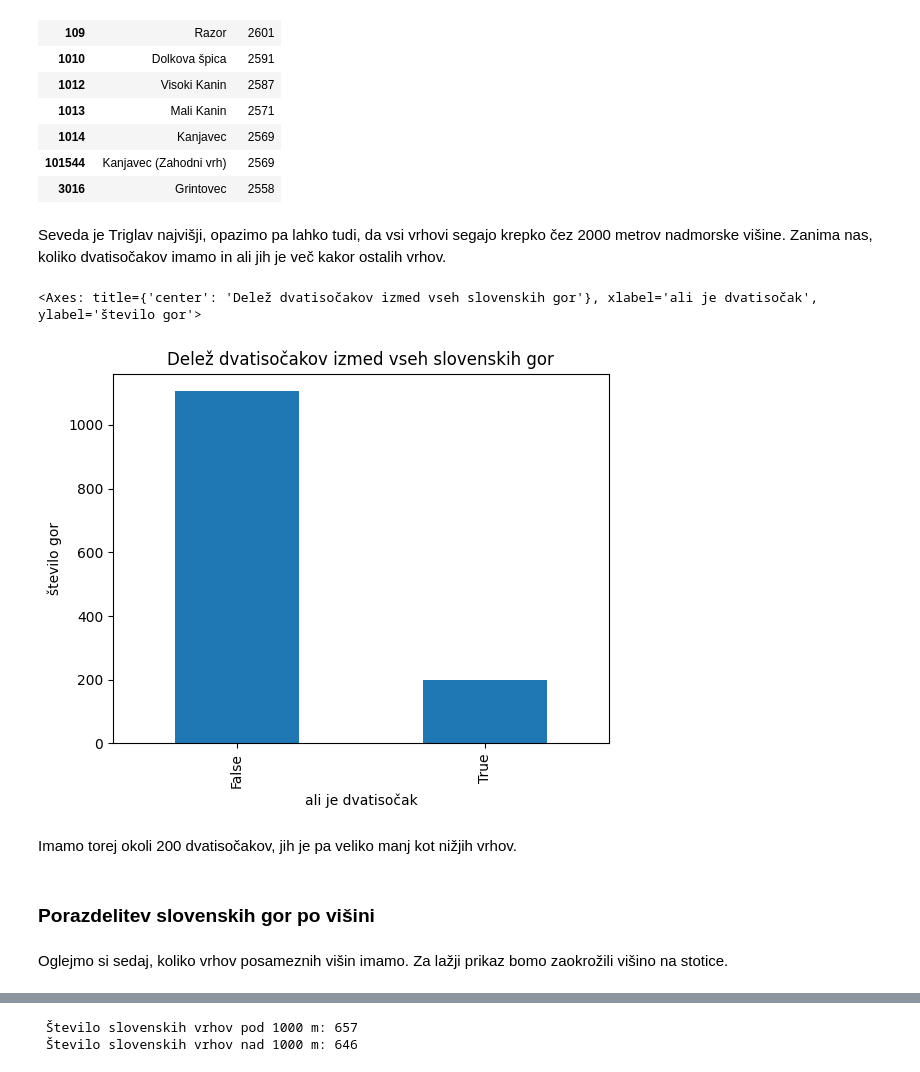
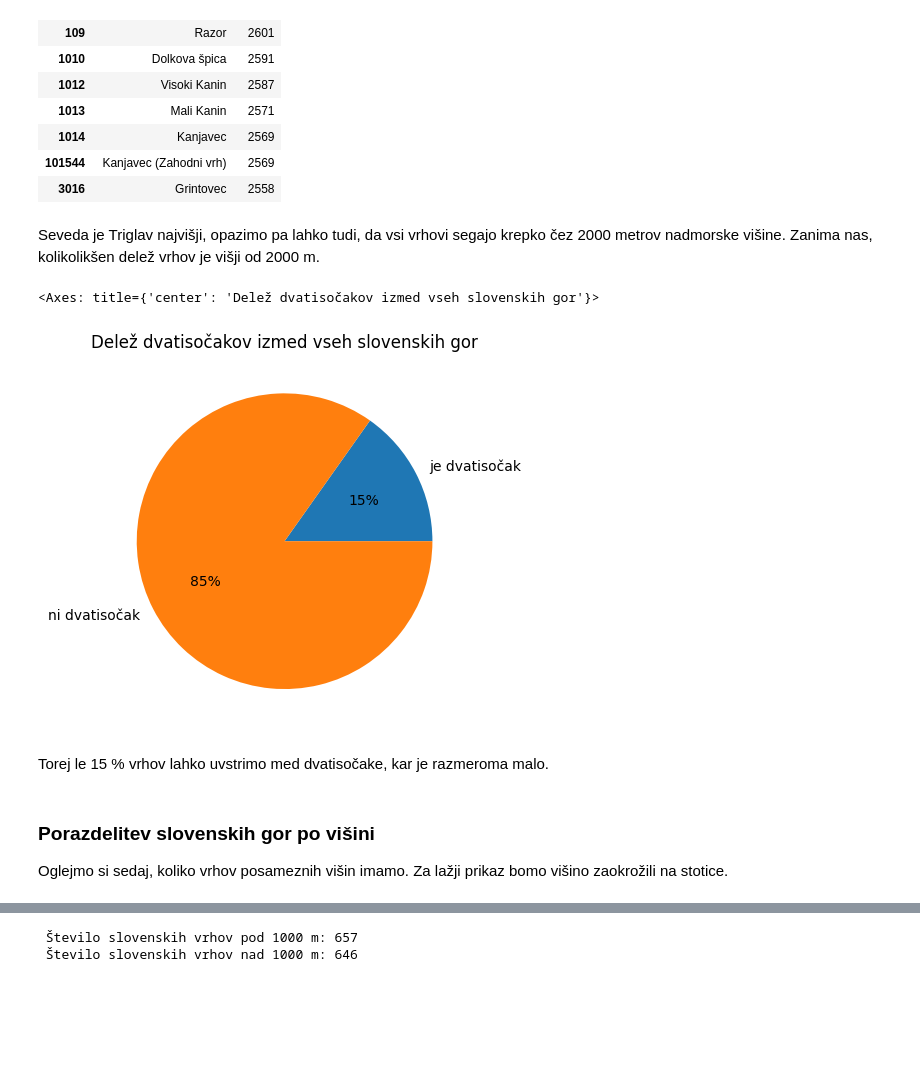
Before and after one commit to tilenzabkar/uvp-projektna-naloga, a Jupyter notebook: analiza.ipynb, the cells around one changed output, grey strips where cells are left out. Saved outputs shown, nothing was run; the diff lists cells and outputs as text; code cells hidden in the pictures; blank space fills up the shorter version.

```diff
--- a/analiza.ipynb
+++ b/analiza.ipynb
@@ -41,20 +41,20 @@ slovenske_gore[["ime", "višina"]].head(15)
 | 101544 | Kanjavec (Zahodni vrh) | 2569 |
 | 3016 | Grintovec | 2558 |
 # %% [markdown]
-Seveda je Triglav najvišji, opazimo pa lahko tudi, da vsi vrhovi segajo krepko čez 2000 metrov nadmorske višine. Zanima nas, koliko dvatisočakov imamo in ali jih je več kakor ostalih vrhov.
+Seveda je Triglav najvišji, opazimo pa lahko tudi, da vsi vrhovi segajo krepko čez 2000 metrov nadmorske višine. Zanima nas, kolikolikšen delež vrhov je višji od 2000 m.
 # %%
-slovenske_gore["dvatisočak"] = slovenske_gore["višina"] >= 2000
+slovenske_gore["dvatisočak"] = slovenske_gore["višina"].apply(lambda x: "je dvatisočak" if x >= 2000 else "ni dvatisočak")
 
-slovenske_gore.groupby("dvatisočak").size().plot.bar(title="Delež dvatisočakov izmed vseh slovenskih gor", xlabel="ali je dvatisočak", ylabel="število gor")
+slovenske_gore.groupby("dvatisočak").size().plot.pie(title="Delež dvatisočakov izmed vseh slovenskih gor", autopct='%1.0f%%')
 # %% [output]
-<Axes: title={'center': 'Delež dvatisočakov izmed vseh slovenskih gor'}, xlabel='ali je dvatisočak', ylabel='število gor'>
+<Axes: title={'center': 'Delež dvatisočakov izmed vseh slovenskih gor'}>
-[figure, old version]
+[figure, new version]
-# %% [markdown]
-Imamo torej okoli 200 dvatisočakov, jih je pa veliko manj kot nižjih vrhov.
-# %% [markdown]
-### Porazdelitev slovenskih gor po višini
+# %% [markdown]
+Torej le 15 % vrhov lahko uvstrimo med dvatisočake, kar je razmeroma malo.
 # %% [markdown]
-Oglejmo si sedaj, koliko vrhov posameznih višin imamo. Za lažji prikaz bomo zaokrožili višino na stotice.
+### Porazdelitev slovenskih gor po višini
+
+Oglejmo si sedaj, koliko vrhov posameznih višin imamo. Za lažji prikaz bomo višino zaokrožili na stotice.
 # %%
 zaokrozena_visina = gore["višina"].round(-2)
 gore["zaokrožena višina"] = zaokrozena_visina
```
Also changed, not shown: parts of 3 cells of this notebook.
